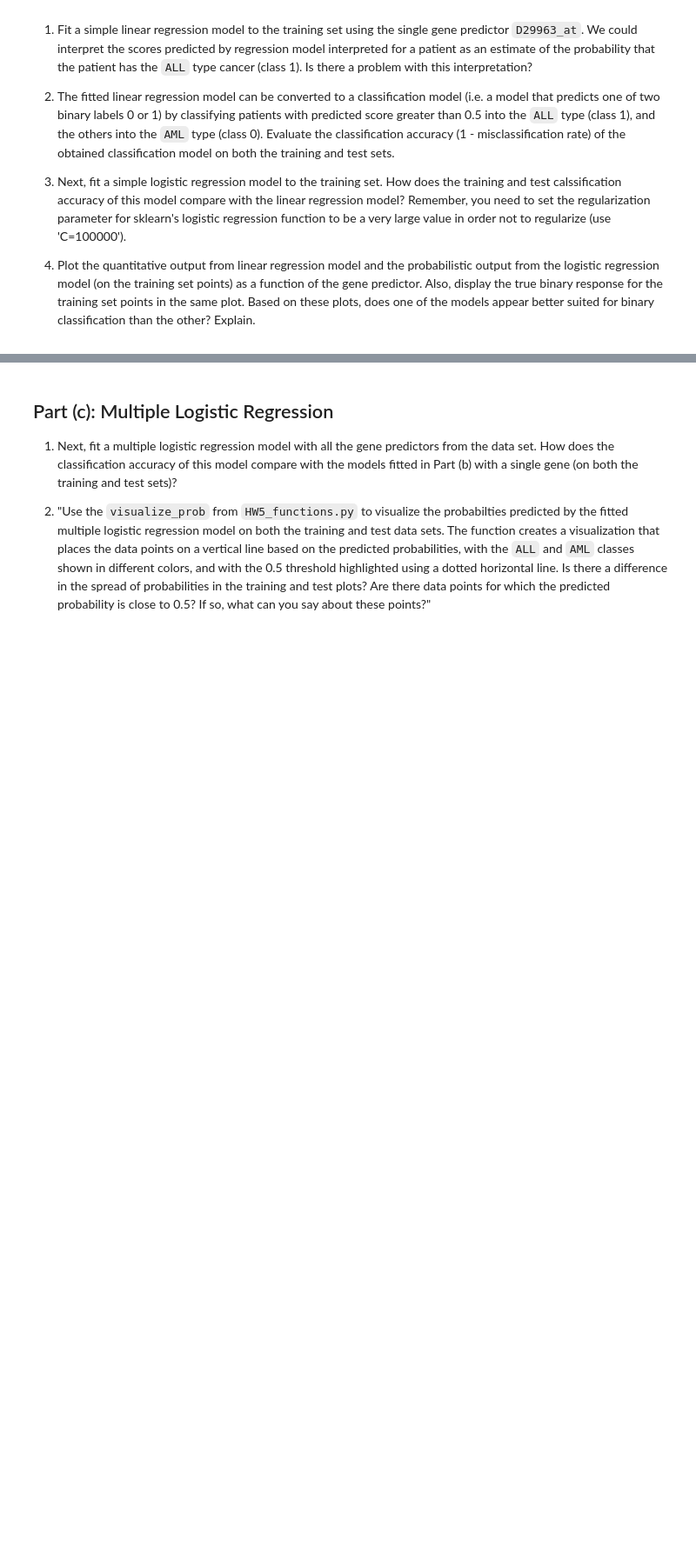
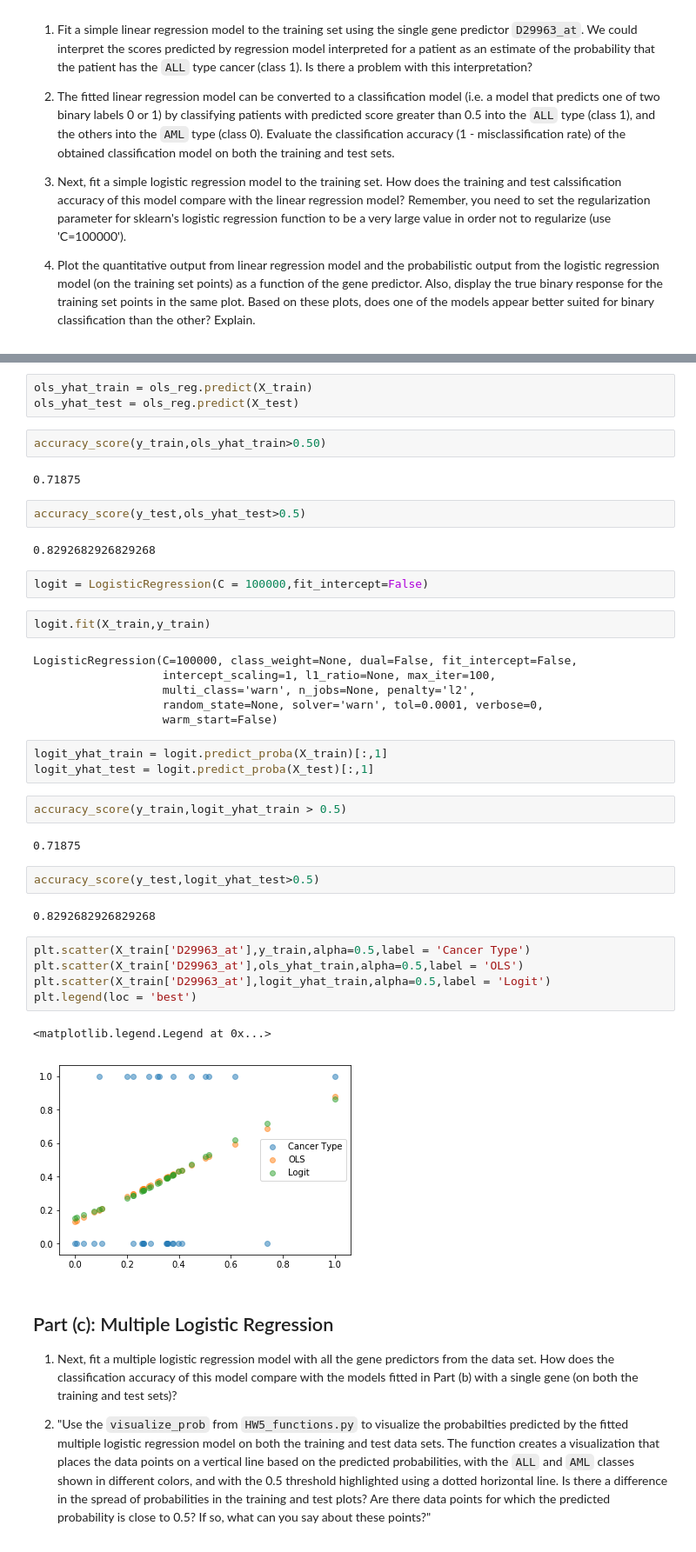
Before and after one commit to mashwinmuthiah/Harvard_CS109, a Jupyter notebook: Homework/HW5/cs109_hw5.ipynb, the cells around one changed output, grey strips where cells are left out. Shown at 87% size. Saved outputs shown, nothing was run; the diff lists cells and outputs as text; blank space fills up the shorter version.

```diff
--- a/Homework/HW5/cs109_hw5.ipynb
+++ b/Homework/HW5/cs109_hw5.ipynb
@@ -77,3 +177,43 @@ Based on these plots, does one of the models appear better suited for binary cla
+# %%
+ols_yhat_train = ols_reg.predict(X_train)
+ols_yhat_test = ols_reg.predict(X_test)
+# %%
+accuracy_score(y_train,ols_yhat_train>0.50)
+# %% [output]
+0.71875
+# %%
+accuracy_score(y_test,ols_yhat_test>0.5)
+# %% [output]
+0.8292682926829268
+# %%
+logit = LogisticRegression(C = 100000,fit_intercept=False)
+# %%
+logit.fit(X_train,y_train)
+# %% [output]
+LogisticRegression(C=100000, class_weight=None, dual=False, fit_intercept=False,
+                   intercept_scaling=1, l1_ratio=None, max_iter=100,
+                   multi_class='warn', n_jobs=None, penalty='l2',
+                   random_state=None, solver='warn', tol=0.0001, verbose=0,
+                   warm_start=False)
+# %%
+logit_yhat_train = logit.predict_proba(X_train)[:,1]
+logit_yhat_test = logit.predict_proba(X_test)[:,1]
+# %%
+accuracy_score(y_train,logit_yhat_train > 0.5)
+# %% [output]
+0.71875
+# %%
+accuracy_score(y_test,logit_yhat_test>0.5)
+# %% [output]
+0.8292682926829268
+# %%
+plt.scatter(X_train['D29963_at'],y_train,alpha=0.5,label = 'Cancer Type')
+plt.scatter(X_train['D29963_at'],ols_yhat_train,alpha=0.5,label = 'OLS')
+plt.scatter(X_train['D29963_at'],logit_yhat_train,alpha=0.5,label = 'Logit')
+plt.legend(loc = 'best')
+# %% [output]
+<matplotlib.legend.Legend at 0x...>
+[figure, added]
 # %% [markdown]
 ## Part (c): Multiple Logistic Regression
 
```
Also changed, not shown: parts of 27 cells of this notebook, 1 other file.
